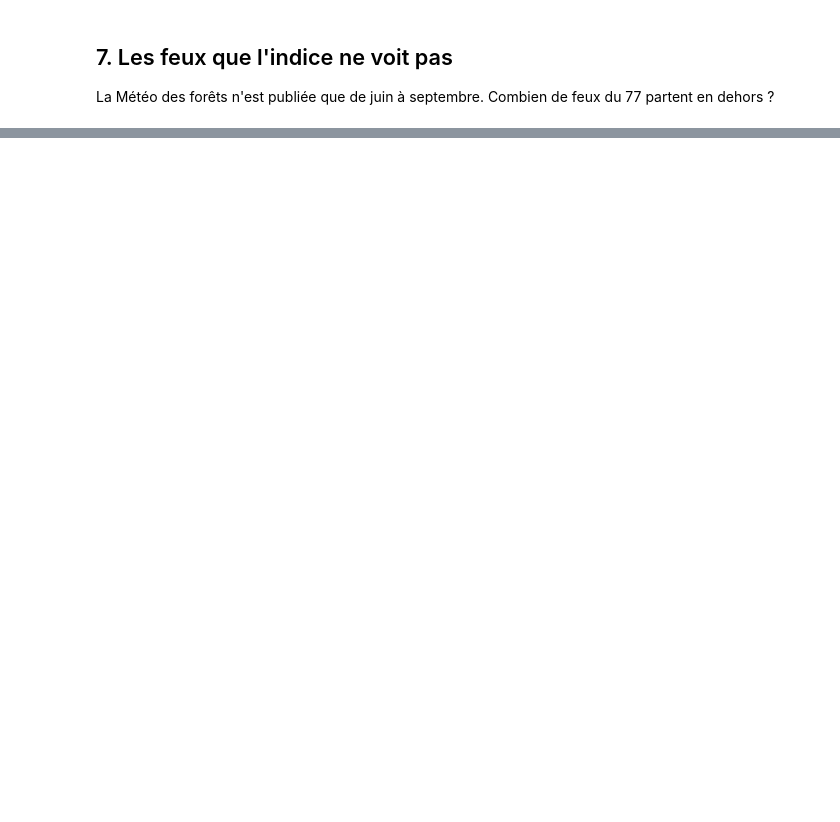
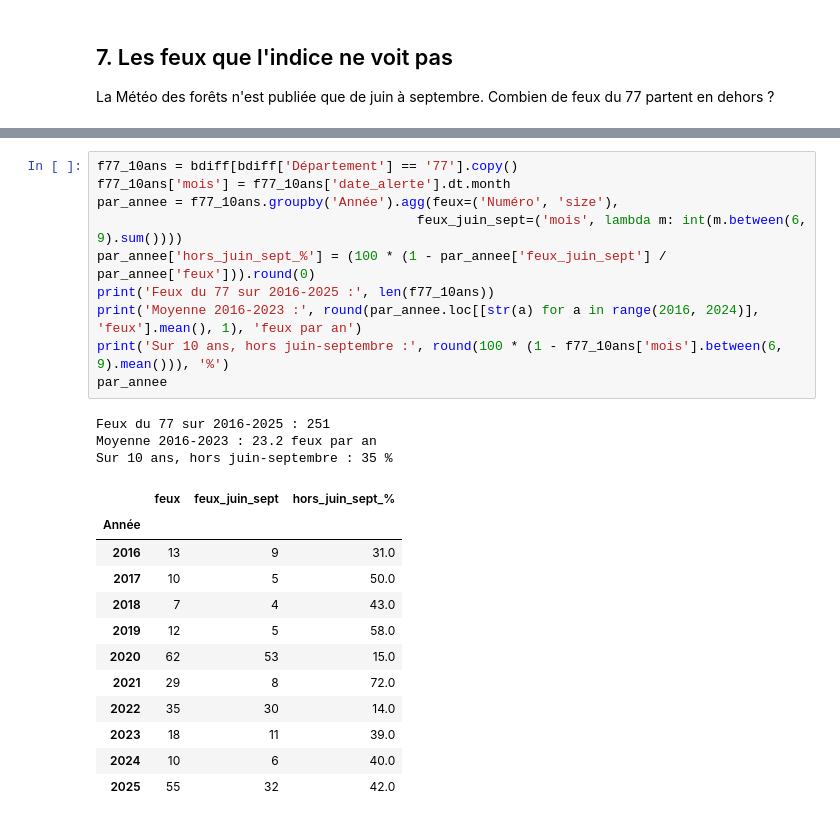
Before and after one commit to abou-S/feux-de-foret-ile-de-france, a Jupyter notebook: notebooks/01_etude_g2_seuil.ipynb, the cells around one changed output, grey strips where cells are left out. Cells and saved outputs as stored; diff of their text form; blank space fills up the shorter version.

```diff
--- a/notebooks/01_etude_g2_seuil.ipynb
+++ b/notebooks/01_etude_g2_seuil.ipynb
@@ -261,0 +290,26 @@ Name: feux hors saison par mois, dtype: int64
+# %%
+f77_10ans = bdiff[bdiff['Département'] == '77'].copy()
+f77_10ans['mois'] = f77_10ans['date_alerte'].dt.month
+par_annee = f77_10ans.groupby('Année').agg(feux=('Numéro', 'size'),
+                                         feux_juin_sept=('mois', lambda m: int(m.between(6, 9).sum())))
+par_annee['hors_juin_sept_%'] = (100 * (1 - par_annee['feux_juin_sept'] / par_annee['feux'])).round(0)
+print('Feux du 77 sur 2016-2025 :', len(f77_10ans))
+print('Moyenne 2016-2023 :', round(par_annee.loc[[str(a) for a in range(2016, 2024)], 'feux'].mean(), 1), 'feux par an')
+print('Sur 10 ans, hors juin-septembre :', round(100 * (1 - f77_10ans['mois'].between(6, 9).mean())), '%')
+par_annee
+# %% [output]
+Feux du 77 sur 2016-2025 : 251
+Moyenne 2016-2023 : 23.2 feux par an
+Sur 10 ans, hors juin-septembre : 35 %
+|  | feux | feux_juin_sept | hors_juin_sept_% |
+| Année |  |  |  |
+| 2016 | 13 | 9 | 31.0 |
+| 2017 | 10 | 5 | 50.0 |
+| 2018 | 7 | 4 | 43.0 |
+| 2019 | 12 | 5 | 58.0 |
+| 2020 | 62 | 53 | 15.0 |
+| 2021 | 29 | 8 | 72.0 |
+| 2022 | 35 | 30 | 14.0 |
+| 2023 | 18 | 11 | 39.0 |
+| 2024 | 10 | 6 | 40.0 |
+| 2025 | 55 | 32 | 42.0 |
```
Also changed, not shown: parts of 9 cells of this notebook, 2 other files.
